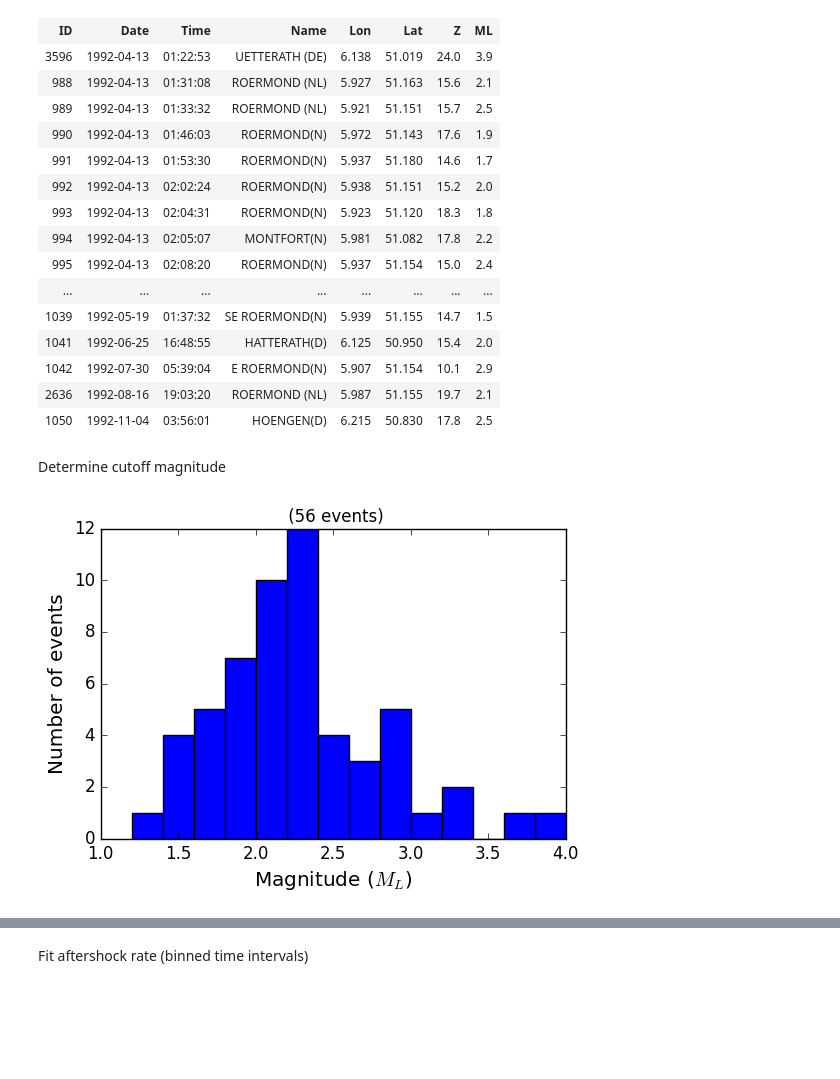
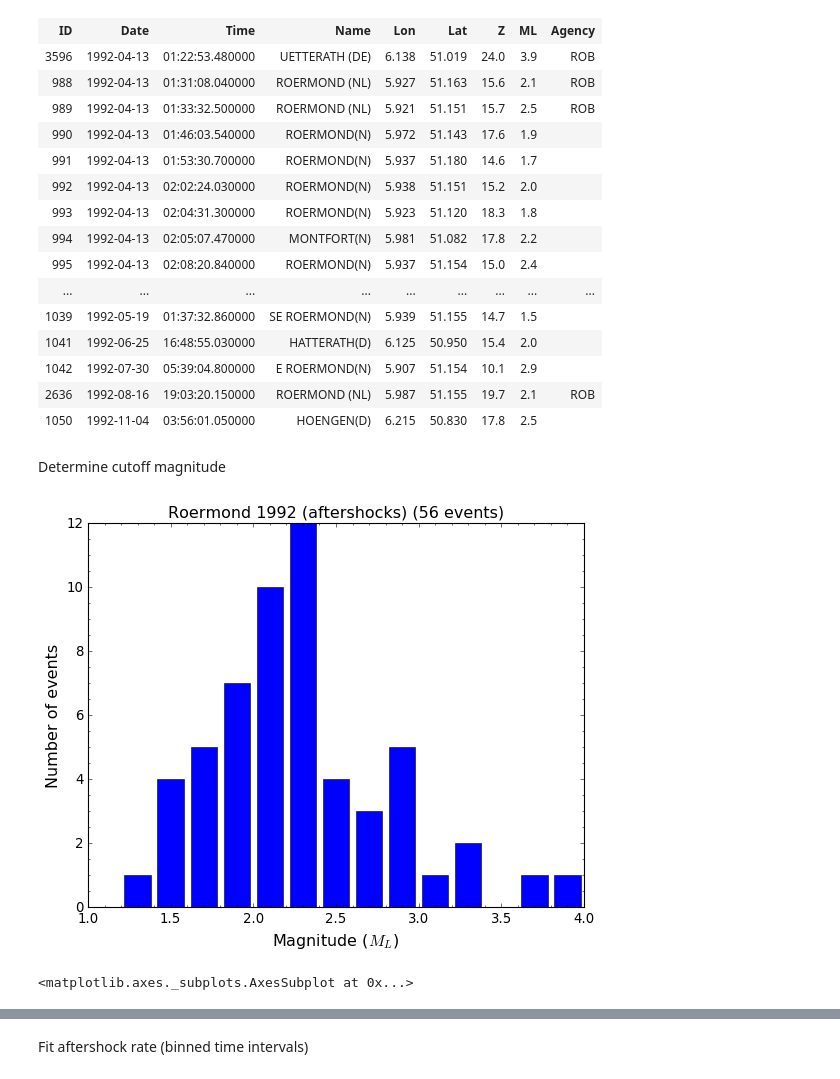
Before and after one commit to ROB-Seismology/eqcatalog, a Jupyter notebook: notebooks/[Aftershocks] Fit Omori.ipynb, the cells around one changed output, grey strips where cells are left out. Cells and saved outputs as stored; diff of their text form; code cells hidden in the pictures; blank space fills up the shorter version.

Commit message:
Improved Fit Omori notebook.
git-svn-id: https://svn.seismo.oma.be/svn/seismo/eqcatalog/trunk@7425 40b490c5-b4d9-47cb-8714-9bef99b524d5

```diff
--- a/notebooks/[Aftershocks] Fit Omori.ipynb
+++ b/notebooks/[Aftershocks] Fit Omori.ipynb
@@ -17,5 +35,5 @@ cat = eqcatalog.rob.query_local_eq_catalog(start_date=1992, end_date=1992)
 # %%
-dc_method = eqcatalog.declustering.ClusterMethod()
+dc_method = eqcatalog.declustering.LinkedWindowMethod()
 #dc_window = eqcatalog.declustering.Gruenthal2009Window()
 dc_window = eqcatalog.declustering.GardnerKnopoff1974Window()
 Mrelation = {'ML': 'Ahorner1983'}
@@ -45,26 +65,27 @@ aftershocks.print_info()
 <prettytable.prettytable.PrettyTable at 0x...>
 # %%
-render_html(aftershocks.print_list(as_html=True))
+render_html(aftershocks.get_formatted_list(as_html=True))
 # %% [output]
-| ID | Date | Time | Name | Lon | Lat | Z | ML |
-| 3596 | 1992-04-13 | 01:22:53 | UETTERATH (DE) | 6.138 | 51.019 | 24.0 | 3.9 |
-| 988 | 1992-04-13 | 01:31:08 | ROERMOND (NL) | 5.927 | 51.163 | 15.6 | 2.1 |
-| 989 | 1992-04-13 | 01:33:32 | ROERMOND (NL) | 5.921 | 51.151 | 15.7 | 2.5 |
-| 990 | 1992-04-13 | 01:46:03 | ROERMOND(N) | 5.972 | 51.143 | 17.6 | 1.9 |
-| 991 | 1992-04-13 | 01:53:30 | ROERMOND(N) | 5.937 | 51.180 | 14.6 | 1.7 |
-| 992 | 1992-04-13 | 02:02:24 | ROERMOND(N) | 5.938 | 51.151 | 15.2 | 2.0 |
-| 993 | 1992-04-13 | 02:04:31 | ROERMOND(N) | 5.923 | 51.120 | 18.3 | 1.8 |
-| 994 | 1992-04-13 | 02:05:07 | MONTFORT(N) | 5.981 | 51.082 | 17.8 | 2.2 |
-| 995 | 1992-04-13 | 02:08:20 | ROERMOND(N) | 5.937 | 51.154 | 15.0 | 2.4 |
-| ... | ... | ... | ... | ... | ... | ... | ... |
-| 1039 | 1992-05-19 | 01:37:32 | SE ROERMOND(N) | 5.939 | 51.155 | 14.7 | 1.5 |
-| 1041 | 1992-06-25 | 16:48:55 | HATTERATH(D) | 6.125 | 50.950 | 15.4 | 2.0 |
-| 1042 | 1992-07-30 | 05:39:04 | E ROERMOND(N) | 5.907 | 51.154 | 10.1 | 2.9 |
-| 2636 | 1992-08-16 | 19:03:20 | ROERMOND (NL) | 5.987 | 51.155 | 19.7 | 2.1 |
-| 1050 | 1992-11-04 | 03:56:01 | HOENGEN(D) | 6.215 | 50.830 | 17.8 | 2.5 |
+| ID | Date | Time | Name | Lon | Lat | Z | ML | Agency |
+| 3596 | 1992-04-13 | 01:22:53.480000 | UETTERATH (DE) | 6.138 | 51.019 | 24.0 | 3.9 | ROB |
+| 988 | 1992-04-13 | 01:31:08.040000 | ROERMOND (NL) | 5.927 | 51.163 | 15.6 | 2.1 | ROB |
+| 989 | 1992-04-13 | 01:33:32.500000 | ROERMOND (NL) | 5.921 | 51.151 | 15.7 | 2.5 | ROB |
+| 990 | 1992-04-13 | 01:46:03.540000 | ROERMOND(N) | 5.972 | 51.143 | 17.6 | 1.9 |  |
+| 991 | 1992-04-13 | 01:53:30.700000 | ROERMOND(N) | 5.937 | 51.180 | 14.6 | 1.7 |  |
+| 992 | 1992-04-13 | 02:02:24.030000 | ROERMOND(N) | 5.938 | 51.151 | 15.2 | 2.0 |  |
+| 993 | 1992-04-13 | 02:04:31.300000 | ROERMOND(N) | 5.923 | 51.120 | 18.3 | 1.8 |  |
+| 994 | 1992-04-13 | 02:05:07.470000 | MONTFORT(N) | 5.981 | 51.082 | 17.8 | 2.2 |  |
+| 995 | 1992-04-13 | 02:08:20.840000 | ROERMOND(N) | 5.937 | 51.154 | 15.0 | 2.4 |  |
+| ... | ... | ... | ... | ... | ... | ... | ... | ... |
+| 1039 | 1992-05-19 | 01:37:32.860000 | SE ROERMOND(N) | 5.939 | 51.155 | 14.7 | 1.5 |  |
+| 1041 | 1992-06-25 | 16:48:55.030000 | HATTERATH(D) | 6.125 | 50.950 | 15.4 | 2.0 |  |
+| 1042 | 1992-07-30 | 05:39:04.800000 | E ROERMOND(N) | 5.907 | 51.154 | 10.1 | 2.9 |  |
+| 2636 | 1992-08-16 | 19:03:20.150000 | ROERMOND (NL) | 5.987 | 51.155 | 19.7 | 2.1 | ROB |
+| 1050 | 1992-11-04 | 03:56:01.050000 | HOENGEN(D) | 6.215 | 50.830 | 17.8 | 2.5 |  |
 # %% [markdown]
 Determine cutoff magnitude
 # %%
-aftershocks.plot_Mhistogram(1.2, 4.0, 0.2, Mtype='ML', Mrelation={})
+aftershocks.plot_mag_histogram(1.2, 4.0, 0.2, Mtype='ML', Mrelation={})
 # %% [output]
-[figure, old version]
+[figure, new version]
+<matplotlib.axes._subplots.AxesSubplot at 0x...>
```
Also changed, not shown: parts of 58 cells of this notebook.
